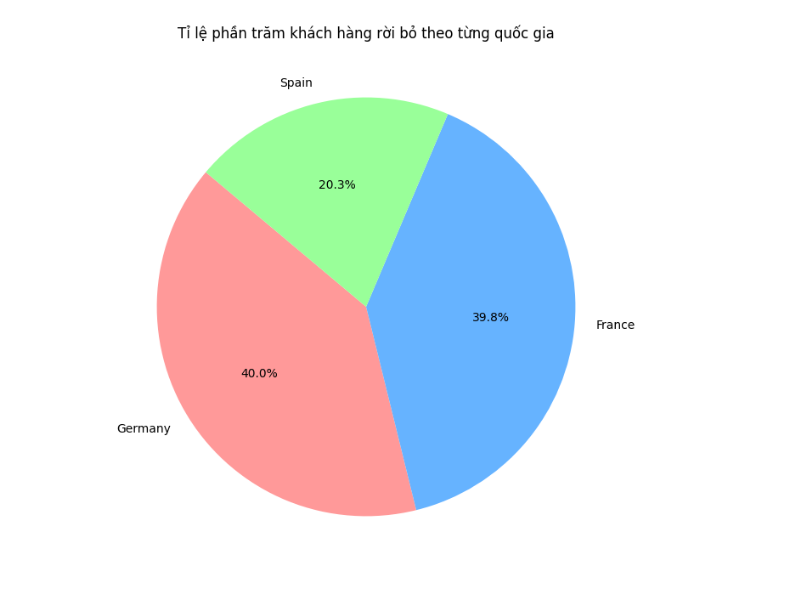
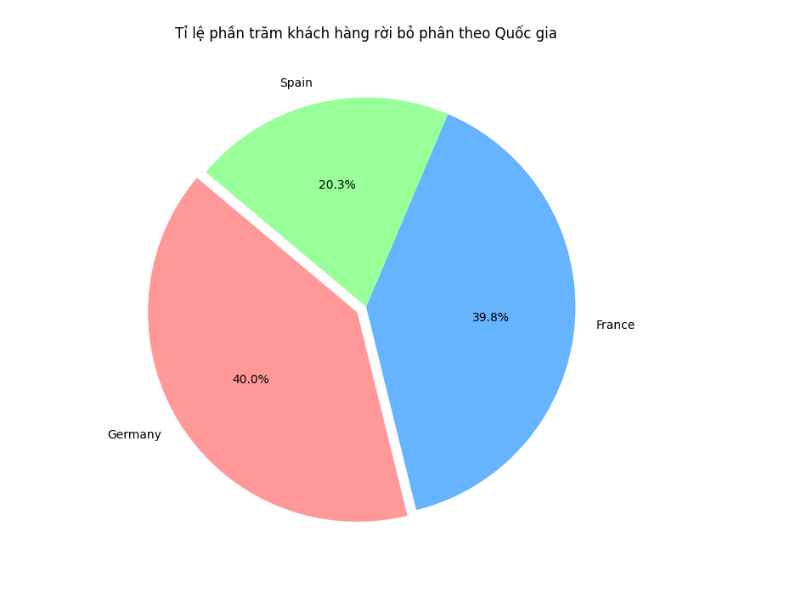
Before and after one commit to Tung36cz/Do_an_1, a Jupyter notebook: truc_quan_moi_lien_he_da_bien.ipynb, the cells around one changed output. Saved outputs shown, nothing was run; the diff lists cells and outputs as text; code cells hidden in the pictures.

```diff
--- a/truc_quan_moi_lien_he_da_bien.ipynb
+++ b/truc_quan_moi_lien_he_da_bien.ipynb
@@ -45,11 +47,15 @@ Name: count, dtype: int64
 # %%
-# 4. Tính số lượng khách hàng rời bỏ (churn == 1) theo từng quốc gia
-churned_by_country = df[df['churn'] == 1]['country'].value_counts()
+# 4. Lọc dữ liệu chỉ những khách hàng đã rời bỏ (churn == 1)
+churn_only = df[df['churn'] == 1]
 
-# Vẽ biểu đồ tròn thể hiện tỉ lệ khách rời bỏ giữa các quốc gia
+# Tính số lượng rời bỏ theo từng quốc gia
+churn_by_country = churn_only['country'].value_counts()
+
+# Vẽ biểu đồ tròn
 plt.figure(figsize=(8, 8))
-plt.pie(churned_by_country, labels=churned_by_country.index, autopct='%1.1f%%', startangle=140, colors=['#ff9999','#66b3ff','#99ff99'])
-plt.title('Tỉ lệ phần trăm khách hàng rời bỏ theo từng quốc gia')
+plt.pie(churn_by_country, labels=churn_by_country.index, autopct='%1.1f%%',
+        startangle=140, colors=['#ff9999','#66b3ff','#99ff99'], explode=[0.05, 0, 0])
+plt.title('Tỉ lệ phần trăm khách hàng rời bỏ phân theo Quốc gia')
 plt.show()
 # %% [output]
-[figure, old version]
+[figure, new version]
```
Also changed, not shown: parts of 4 cells of this notebook.
